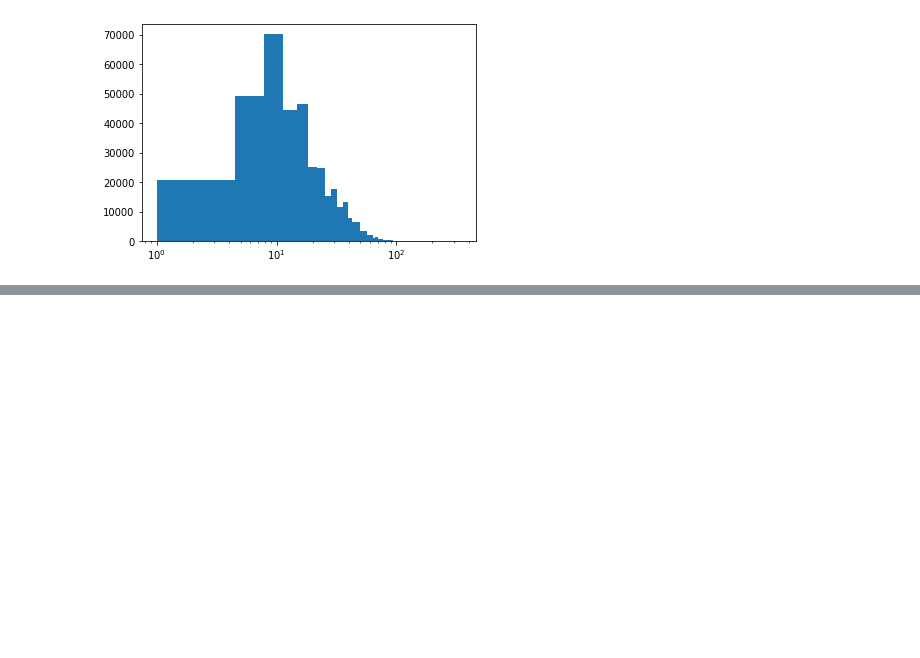
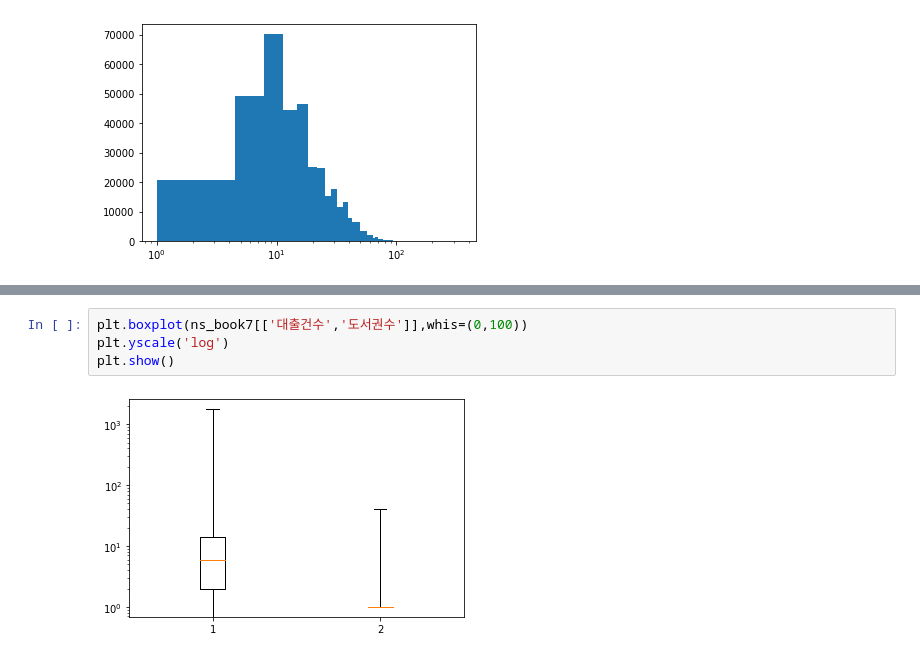
Before and after one commit to aerix-sanghoon/hongong9th, a Jupyter notebook: 혼공분석_4주차_실습_02.ipynb, the cells around one changed output, grey strips where cells are left out. Cells and saved outputs as stored; diff of their text form; blank space fills up the shorter version.

```diff
--- a/혼공분석_4주차_실습_02.ipynb
+++ b/혼공분석_4주차_실습_02.ipynb
@@ -108,0 +123,6 @@ plt.show()
+# %%
+plt.boxplot(ns_book7[['대출건수','도서권수']],whis=(0,100))
+plt.yscale('log')
+plt.show()
+# %% [output]
+[figure, added]
```
Also changed, not shown: parts of 10 cells of this notebook, 1 other file.
